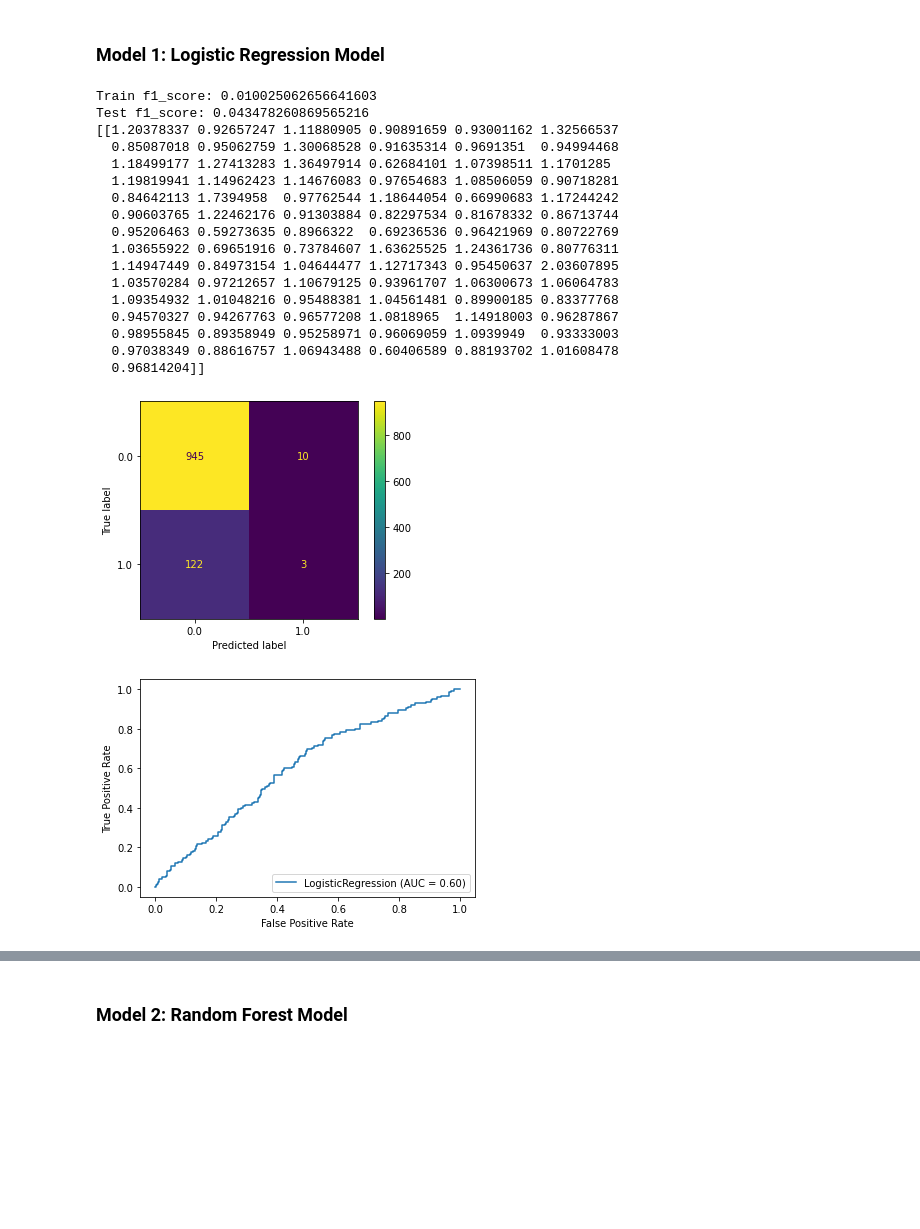
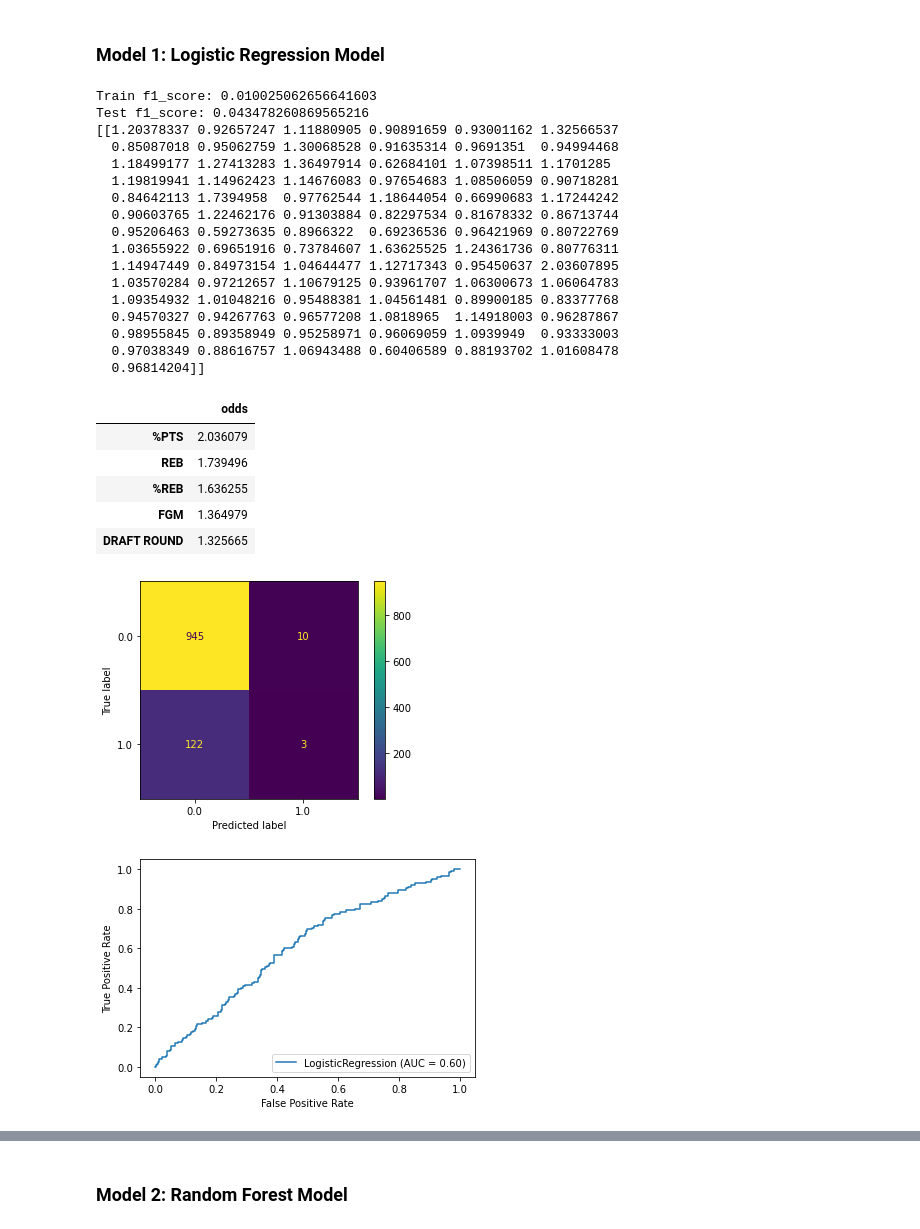
Before and after one commit to RH3421/Reducing_NBA_Injuries, a Jupyter notebook: EDA.ipynb, the cells around one changed output, grey strips where cells are left out. Drawn from its saved outputs; the diff is of its cells as text; code cells hidden in the pictures; blank space fills up the shorter version.

```diff
--- a/EDA.ipynb
+++ b/EDA.ipynb
@@ -353,37 +353,43 @@ Test f1_score: 0.0
 lr = LogisticRegression(max_iter = 1000, random_state=22)
 lr.fit(X_train_scaled, y_train)
 y_hat_train = lr.predict(X_train_scaled)
 y_hat_test = lr.predict(X_test_scaled)
 print(f'Train f1_score: {f1_score(y_train, y_hat_train)}')
 print(f'Test f1_score: {f1_score(y_test, y_hat_test)}')
 
 # Plot confusion matrix and ROC AUC
 plot_confusion_matrix(lr, X_test_scaled, y_test)
 plot_roc_curve(lr, X_test_scaled, y_test);
 
+# Print odds ratios and identify top 5 risk factors
 print(np.exp(lr.coef_))
-
-# # Plotted feature importance for basic decision tree model
-# ranking = np.exp(lr.coef_)
-# fig, ax = plt.subplots(figsize=(20,5))
-# pd.Series(ranking).plot.bar(ax=ax);
+COEF = np.exp(lr.coef_[0])
+odds = pd.DataFrame(COEF, X.columns,
+        columns=['odds']).sort_values(by='odds', ascending=False)
+odds.head()
 # %% [output]
 Train f1_score: 0.010025062656641603
 Test f1_score: 0.043478260869565216
 [[1.20378337 0.92657247 1.11880905 0.90891659 0.93001162 1.32566537
   0.85087018 0.95062759 1.30068528 0.91635314 0.9691351  0.94994468
   1.18499177 1.27413283 1.36497914 0.62684101 1.07398511 1.1701285
   1.19819941 1.14962423 1.14676083 0.97654683 1.08506059 0.90718281
   0.84642113 1.7394958  0.97762544 1.18644054 0.66990683 1.17244242
   0.90603765 1.22462176 0.91303884 0.82297534 0.81678332 0.86713744
   0.95206463 0.59273635 0.8966322  0.69236536 0.96421969 0.80722769
   1.03655922 0.69651916 0.73784607 1.63625525 1.24361736 0.80776311
   1.14947449 0.84973154 1.04644477 1.12717343 0.95450637 2.03607895
   1.03570284 0.97212657 1.10679125 0.93961707 1.06300673 1.06064783
   1.09354932 1.01048216 0.95488381 1.04561481 0.89900185 0.83377768
   0.94570327 0.94267763 0.96577208 1.0818965  1.14918003 0.96287867
   0.98955845 0.89358949 0.95258971 0.96069059 1.0939949  0.93333003
   0.97038349 0.88616757 1.06943488 0.60406589 0.88193702 1.01608478
   0.96814204]]
+|  | odds |
+| %PTS | 2.036079 |
+| REB | 1.739496 |
+| %REB | 1.636255 |
+| FGM | 1.364979 |
+| DRAFT ROUND | 1.325665 |
 [figure]
 [figure]
```
Also changed, not shown: parts of 7 cells of this notebook, 9 other files.
